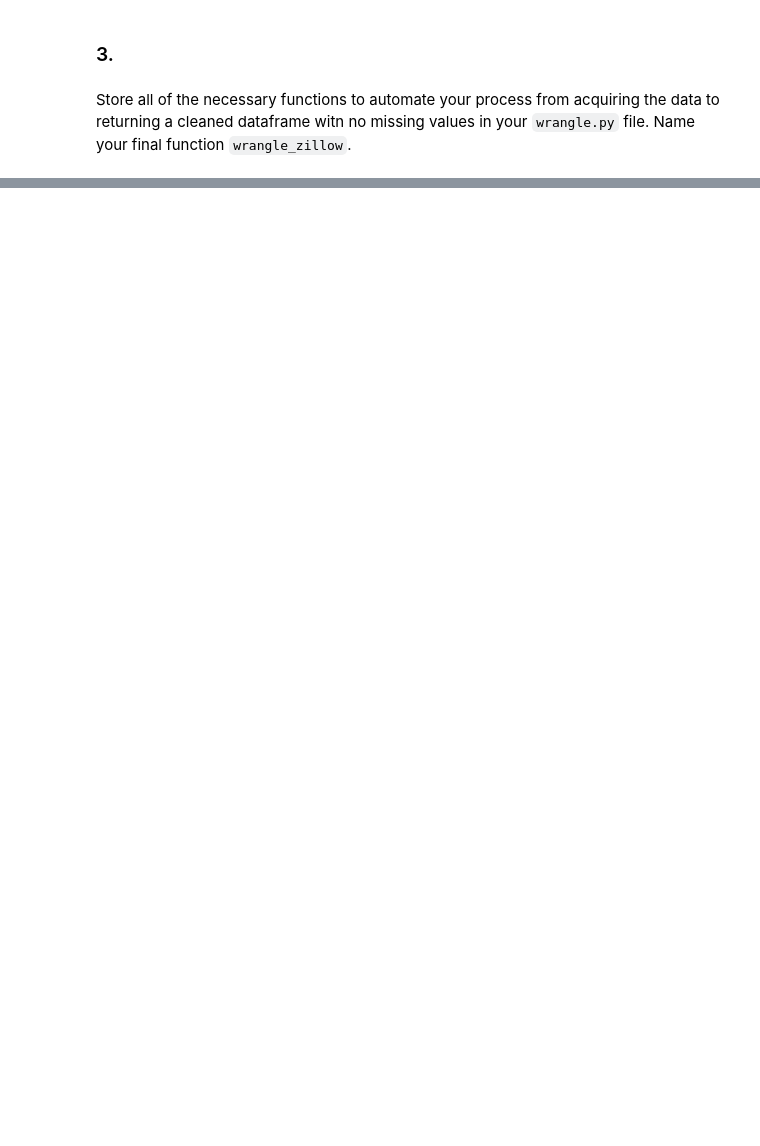
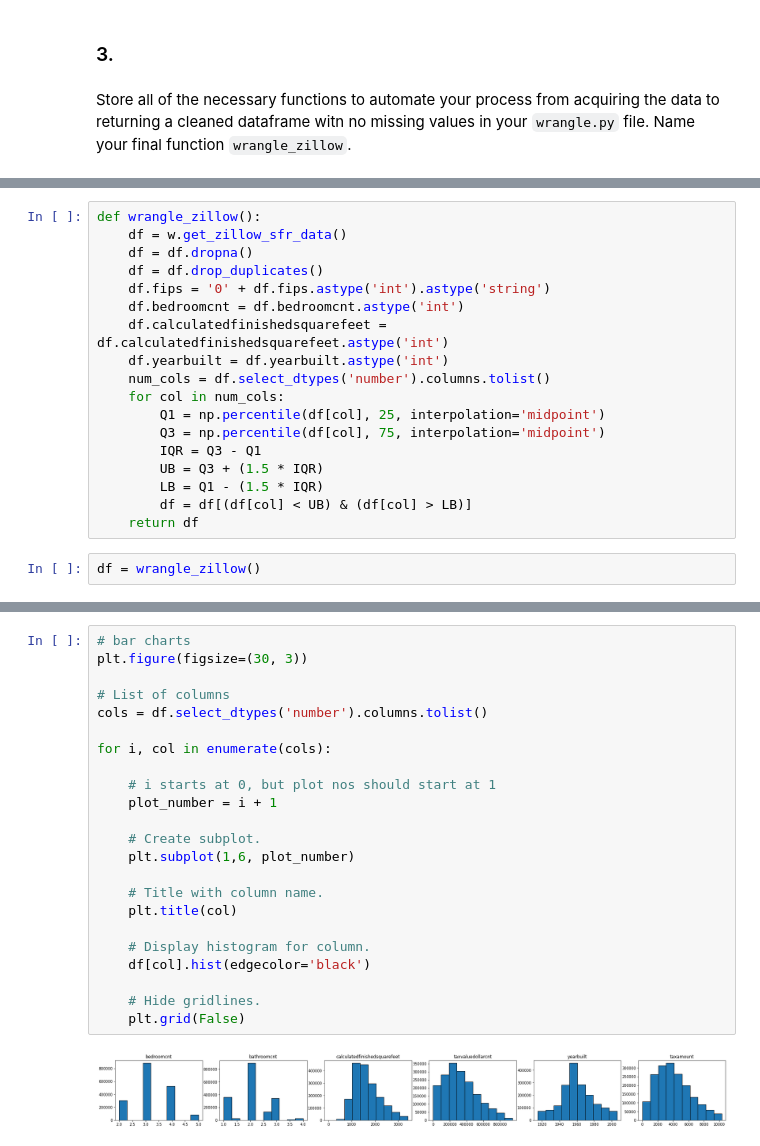
Before and after one commit to adam-talbot/regression-exercises, a Jupyter notebook: wrangle.ipynb, the cells around one changed output, grey strips where cells are left out. Saved outputs shown, nothing was run; the diff lists cells and outputs as text; blank space fills up the shorter version.

Commit message:
finished wrangle exercises

```diff
--- a/wrangle.ipynb
+++ b/wrangle.ipynb
@@ -374,0 +463,20 @@ def remove_outliers(df, k, col_list):
+# %%
+def wrangle_zillow():
+    df = w.get_zillow_sfr_data()
+    df = df.dropna()
+    df = df.drop_duplicates()
+    df.fips = '0' + df.fips.astype('int').astype('string')
+    df.bedroomcnt = df.bedroomcnt.astype('int')
+    df.calculatedfinishedsquarefeet = df.calculatedfinishedsquarefeet.astype('int')
+    df.yearbuilt = df.yearbuilt.astype('int')
+    num_cols = df.select_dtypes('number').columns.tolist()
+    for col in num_cols:
+        Q1 = np.percentile(df[col], 25, interpolation='midpoint')
+        Q3 = np.percentile(df[col], 75, interpolation='midpoint')
+        IQR = Q3 - Q1
+        UB = Q3 + (1.5 * IQR)
+        LB = Q1 - (1.5 * IQR)
+        df = df[(df[col] < UB) & (df[col] > LB)]
+    return df
+# %%
+df = wrangle_zillow()
@@ -374,0 +504,25 @@ def remove_outliers(df, k, col_list):
+# %%
+# bar charts
+plt.figure(figsize=(30, 3))
+
+# List of columns
+cols = df.select_dtypes('number').columns.tolist()
+
+for i, col in enumerate(cols):
+
+    # i starts at 0, but plot nos should start at 1
+    plot_number = i + 1
+
+    # Create subplot.
+    plt.subplot(1,6, plot_number)
+
+    # Title with column name.
+    plt.title(col)
+
+    # Display histogram for column.
+    df[col].hist(edgecolor='black')
+
+    # Hide gridlines.
+    plt.grid(False)
+# %% [output]
+[figure, added]
```
Also changed, not shown: parts of 35 cells of this notebook, 1 other file.
